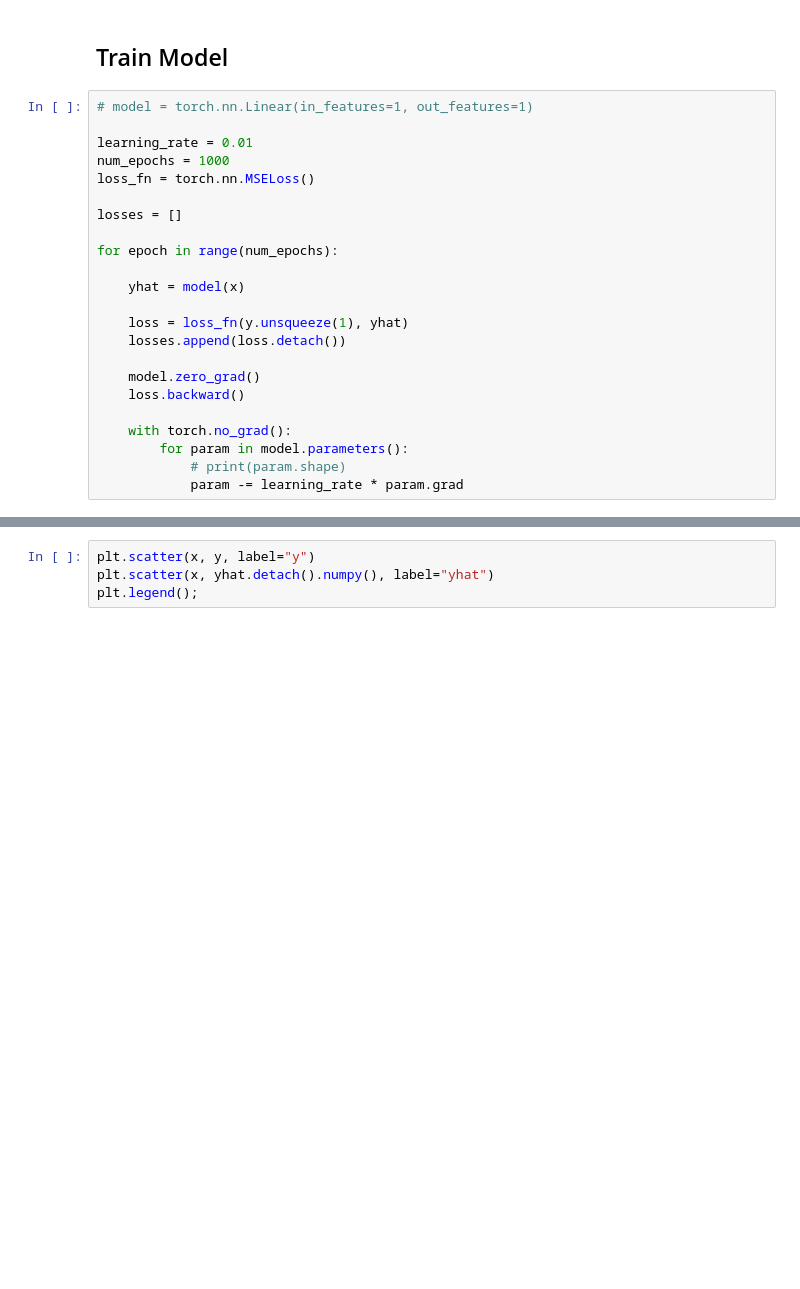
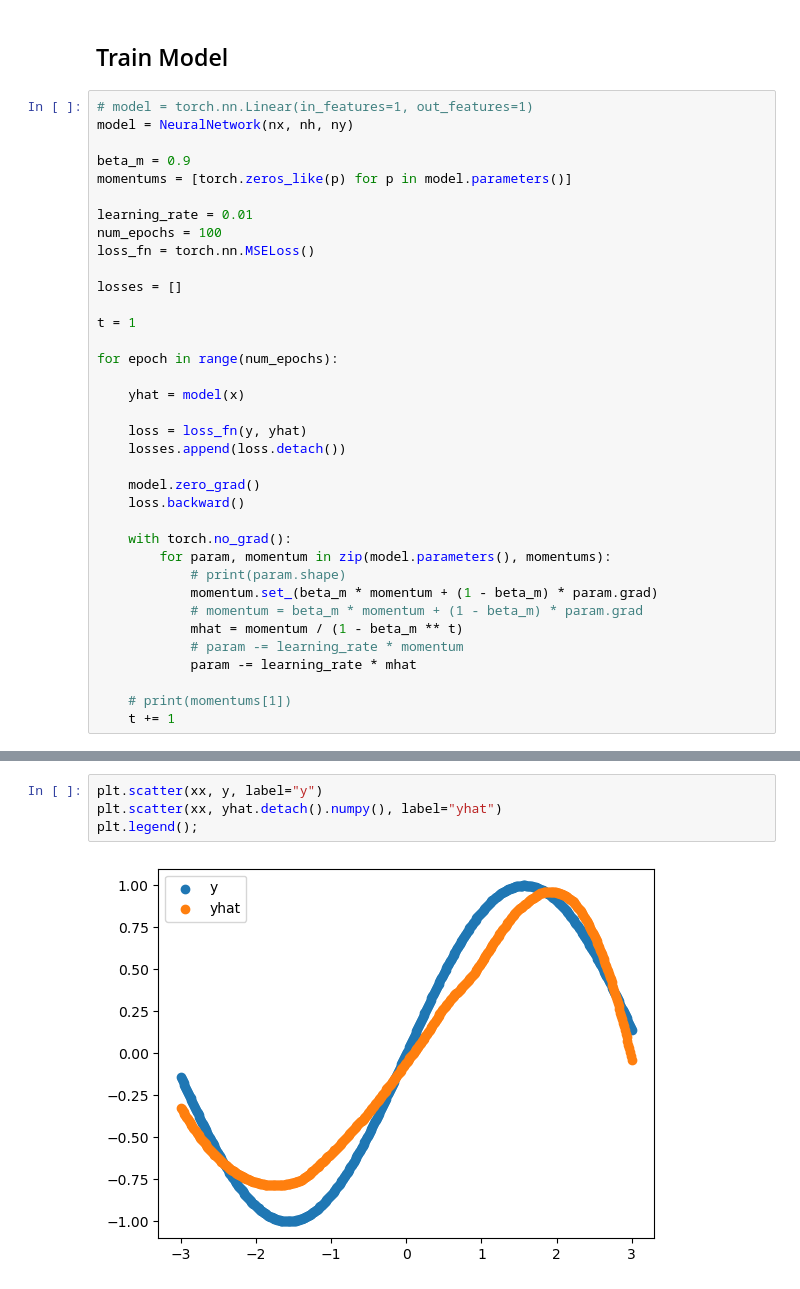
Before and after one commit to anthonyjclark/cs152spring25, a Jupyter notebook: Lectures/07-Optimization/SimpleDemoFakeData.ipynb, the cells around one changed output, grey strips where cells are left out. Cells and saved outputs as stored; diff of their text form; blank space fills up the shorter version.

```diff
--- a/Lectures/07-Optimization/SimpleDemoFakeData.ipynb
+++ b/Lectures/07-Optimization/SimpleDemoFakeData.ipynb
@@ -55,26 +63,39 @@ plt.legend();
 ## Train Model
 # %%
 # model = torch.nn.Linear(in_features=1, out_features=1)
+model = NeuralNetwork(nx, nh, ny)
+
+beta_m = 0.9
+momentums = [torch.zeros_like(p) for p in model.parameters()]
 
 learning_rate = 0.01
-num_epochs = 1000
+num_epochs = 100
 loss_fn = torch.nn.MSELoss()
 
 losses = []
+
+t = 1
 
 for epoch in range(num_epochs):
 
     yhat = model(x)
 
-    loss = loss_fn(y.unsqueeze(1), yhat)
+    loss = loss_fn(y, yhat)
     losses.append(loss.detach())
 
     model.zero_grad()
     loss.backward()
 
     with torch.no_grad():
-        for param in model.parameters():
+        for param, momentum in zip(model.parameters(), momentums):
             # print(param.shape)
-            param -= learning_rate * param.grad
+            momentum.set_(beta_m * momentum + (1 - beta_m) * param.grad)
+            # momentum = beta_m * momentum + (1 - beta_m) * param.grad
+            mhat = momentum / (1 - beta_m ** t)
+            # param -= learning_rate * momentum
+            param -= learning_rate * mhat
+
+    # print(momentums[1])
+    t += 1
 # %%
 plt.plot(losses);
@@ -81,6 +104,8 @@ plt.plot(losses);
 # %%
-plt.scatter(x, y, label="y")
-plt.scatter(x, yhat.detach().numpy(), label="yhat")
+plt.scatter(xx, y, label="y")
+plt.scatter(xx, yhat.detach().numpy(), label="yhat")
 plt.legend();
+# %% [output]
+[figure, added]
 # %%
 list(model.parameters())
```
Also changed, not shown: parts of 6 cells of this notebook.
